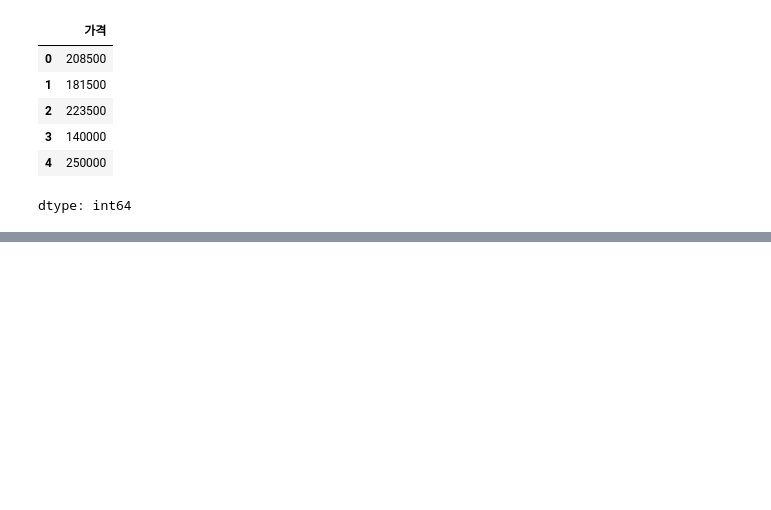
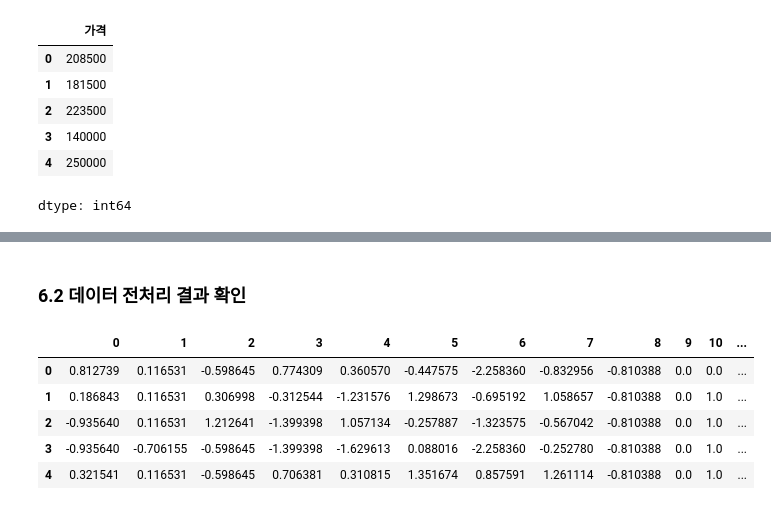
Before and after one commit to va4756/big_RaeJung, a Jupyter notebook: MachineLearning_이상철_ML01.ipynb, the cells around one changed output, grey strips where cells are left out. Saved outputs shown, nothing was run; the diff lists cells and outputs as text; code cells hidden in the pictures; blank space fills up the shorter version.

```diff
--- a/MachineLearning_이상철_ML01.ipynb
+++ b/MachineLearning_이상철_ML01.ipynb
@@ -1286,0 +1295,4 @@ ValueError: Multi-dimensional indexing (e.g. `obj[:, None]`) is no longer suppor
+# %%
+scaler = StandardScaler()
+y_standardized = scaler.fit_transform(y_reshaped)
+y_standardized
@@ -1286,0 +1307,3 @@ ValueError: Multi-dimensional indexing (e.g. `obj[:, None]`) is no longer suppor
+# %%
+y = y_standardized.flatten()
+y
@@ -1286,0 +1318,2 @@ ValueError: Multi-dimensional indexing (e.g. `obj[:, None]`) is no longer suppor
+# %%
+X_train, X_test, y_train, y_test = train_test_split(X, y, test_size=0.3, random_state=123)
@@ -1286,0 +1372,31 @@ ValueError: Multi-dimensional indexing (e.g. `obj[:, None]`) is no longer suppor
+# %%
+# pipeline 세팅
+# 수치형 자료(표준화)
+numeric_features = ['연면적', '품질', '상태', '건축년도', '리모델링년도', '지하면적', '차고면적',
+       '면적_1층', '면적_2층']
+
+numeric_transformer = Pipeline(
+    steps=[
+        ("imputer", SimpleImputer(strategy="mean")),  # 누락된값을 평균으로 처리
+        ("scaler", StandardScaler())
+    ]
+)
+
+#범주형자료(가변수)
+categorical_features = ['주거유형', '판매유형', '판매조건']
+
+categorical_transformer = Pipeline(
+    steps=[
+        ("imputer", SimpleImputer(strategy="constant",
+                                  fill_value="missing")),
+        ("scaler", OneHotEncoder(handle_unknown="ignore"))
+    ]
+)
+
+# preprocess로 데이터 변환 통합
+preprocessor = ColumnTransformer(
+    transformers=[
+        ("num", numeric_transformer, numeric_features),
+        ("cat", categorical_transformer, categorical_features)
+    ]
+)
@@ -1286,0 +1418,11 @@ ValueError: Multi-dimensional indexing (e.g. `obj[:, None]`) is no longer suppor
+# %% [markdown]
+### 6.2 데이터 전처리 결과 확인
+# %%
+pd.DataFrame(preprocessor.fit_transform(X_train)).head()
+# %% [output]
+|  | 0 | 1 | 2 | 3 | 4 | 5 | 6 | 7 | 8 | 9 | 10 | ... |
+| 0 | 0.812739 | 0.116531 | -0.598645 | 0.774309 | 0.360570 | -0.447575 | -2.258360 | -0.832956 | -0.810388 | 0.0 | 0.0 | ... |
+| 1 | 0.186843 | 0.116531 | 0.306998 | -0.312544 | -1.231576 | 1.298673 | -0.695192 | 1.058657 | -0.810388 | 0.0 | 1.0 | ... |
+| 2 | -0.935640 | 0.116531 | 1.212641 | -1.399398 | 1.057134 | -0.257887 | -1.323575 | -0.567042 | -0.810388 | 0.0 | 1.0 | ... |
+| 3 | -0.935640 | -0.706155 | -0.598645 | -1.399398 | -1.629613 | 0.088016 | -2.258360 | -0.252780 | -0.810388 | 0.0 | 1.0 | ... |
+| 4 | 0.321541 | 0.116531 | -0.598645 | 0.706381 | 0.310815 | 1.351674 | 0.857591 | 1.261114 | -0.810388 | 0.0 | 1.0 | ... |
```
Also changed, not shown: parts of 27 cells of this notebook.
